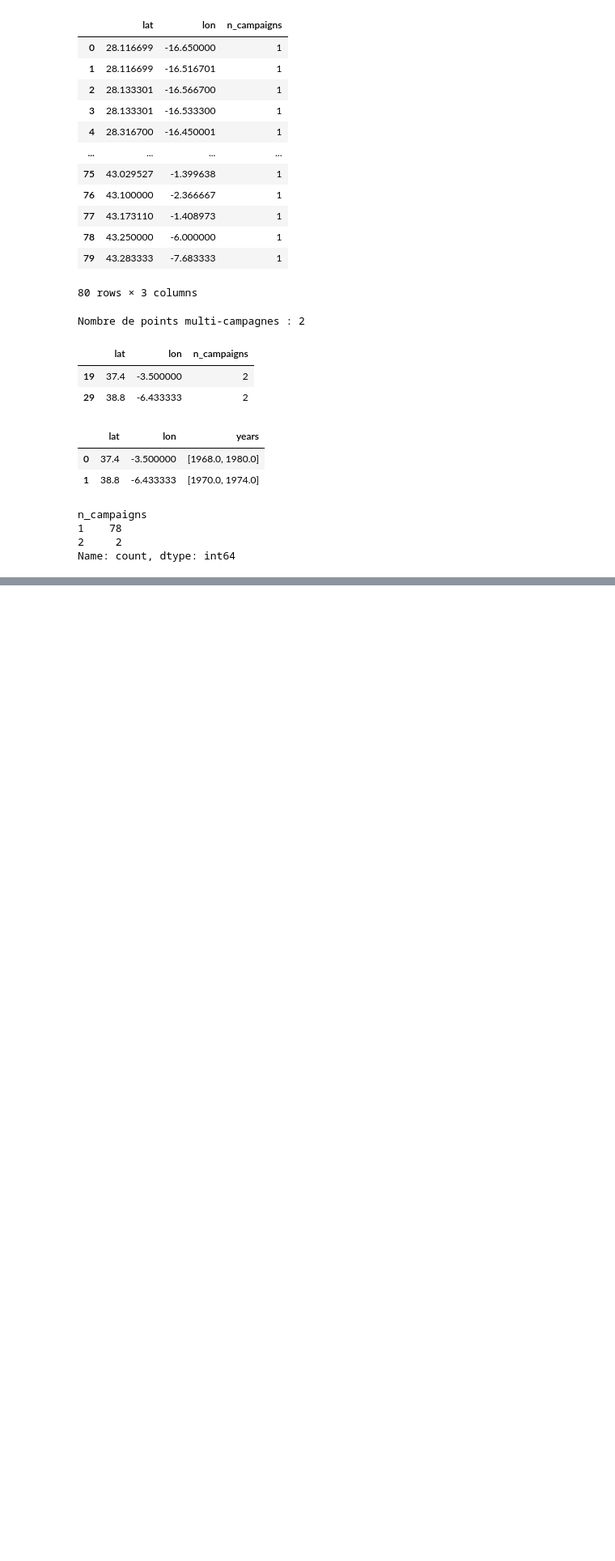
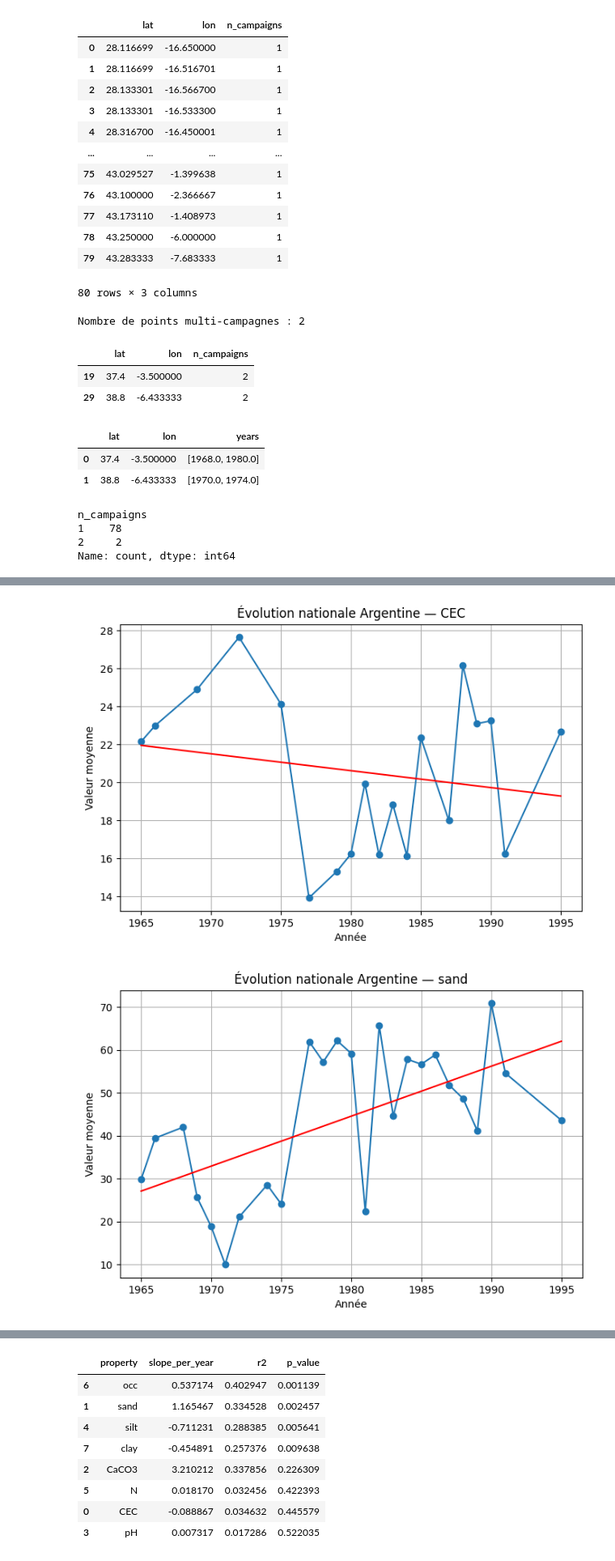
Before and after one commit to Conite002/SoilHive, a Jupyter notebook: notebook/06_analyse_by_country_argentine.ipynb, the cells around one changed output, grey strips where cells are left out. Shown at 81% size. Saved outputs shown, nothing was run; the diff lists cells and outputs as text; code cells hidden in the pictures; blank space fills up the shorter version.

```diff
--- a/notebook/06_analyse_by_country_argentine.ipynb
+++ b/notebook/06_analyse_by_country_argentine.ipynb
@@ -1447,0 +1488,14 @@ Name: count, dtype: int64
+# %%
+import numpy as np
+from scipy.stats import linregress
+import matplotlib.pyplot as plt
+
+df_arg = df_arg.dropna(subset=['lat','lon','sampling_date','value'])
+df_arg['sampling_date'] = pd.to_numeric(df_arg['sampling_date'], errors='coerce')
+point_years = (
+    df_arg.groupby(['lat','lon'])['sampling_date']
+    .nunique()
+    .reset_index(name='n_years')
+)
+
+point_years
@@ -1447,0 +1516,53 @@ Name: count, dtype: int64
+# %%
+
+df_arg = df_arg.dropna(subset=['sampling_date','value'])
+df_arg['sampling_date'] = pd.to_numeric(df_arg['sampling_date'], errors='coerce')
+
+PROPS = df_arg['property'].unique()
+
+results = []
+for prop in PROPS:
+    df_prop = df_arg[df_arg['property'] == prop].copy()
+
+    annual = (
+        df_prop
+        .groupby('sampling_date')['value']
+        .agg(['mean','median','std','count'])
+        .reset_index()
+    )
+    annual = annual[annual['count'] >= 30]
+
+    if len(annual) < 5:
+        continue
+
+    slope, intercept, r, p, se = linregress(
+        annual['sampling_date'],
+        annual['mean']
+    )
+
+    results.append({
+        'property': prop,
+        'slope_per_year': slope,
+        'r2': r**2,
+        'p_value': p
+    })
+
+    # Plot
+    plt.figure(figsize=(8,5))
+    plt.plot(annual['sampling_date'], annual['mean'], marker='o')
+    plt.plot(
+        annual['sampling_date'],
+        intercept + slope*annual['sampling_date'],
+        color='red'
+    )
+    plt.title(f"Évolution nationale Argentine — {prop}")
+    plt.xlabel("Année")
+    plt.ylabel("Valeur moyenne")
+    plt.grid(True)
+    plt.show()
+
+results_df = pd.DataFrame(results)
+results_df.sort_values('p_value')
+# %% [output]
+[figure, added]
+[figure, added]
@@ -1447,0 +1575,9 @@ Name: count, dtype: int64
+|  | property | slope_per_year | r2 | p_value |
+| 6 | occ | 0.537174 | 0.402947 | 0.001139 |
+| 1 | sand | 1.165467 | 0.334528 | 0.002457 |
+| 4 | silt | -0.711231 | 0.288385 | 0.005641 |
+| 7 | clay | -0.454891 | 0.257376 | 0.009638 |
+| 2 | CaCO3 | 3.210212 | 0.337856 | 0.226309 |
+| 5 | N | 0.018170 | 0.032456 | 0.422393 |
+| 0 | CEC | -0.088867 | 0.034632 | 0.445579 |
+| 3 | pH | 0.007317 | 0.017286 | 0.522035 |
```
Also changed, not shown: parts of 47 cells of this notebook, 7 other files.
